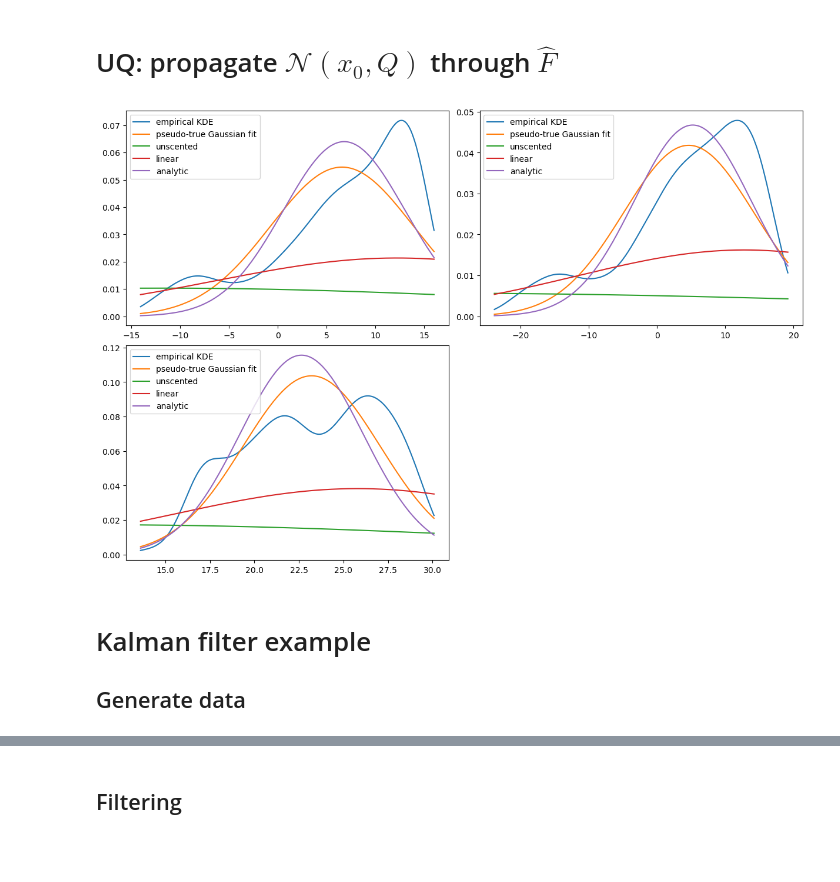
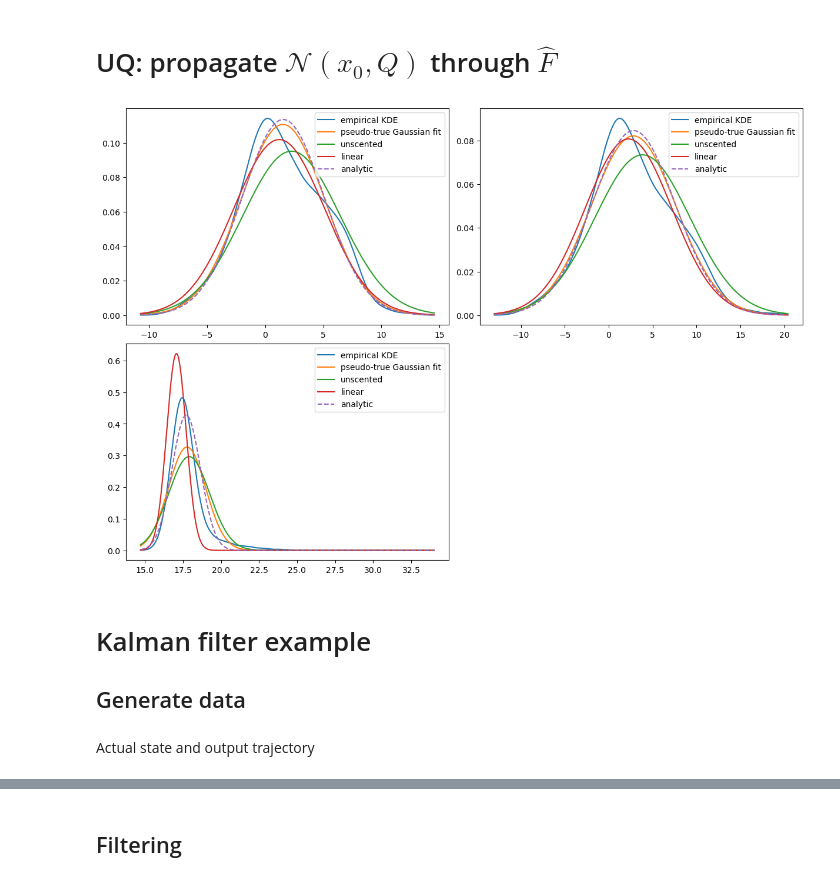
Before and after one commit to simontheflutist/neural-network-kalman, a Jupyter notebook: lorenz-sde-sysid.ipynb, the cells around one changed output, grey strips where cells are left out. Drawn from its saved outputs; the diff is of its cells as text; code cells hidden in the pictures; blank space fills up the shorter version.

```diff
--- a/lorenz-sde-sysid.ipynb
+++ b/lorenz-sde-sysid.ipynb
@@ -59,8 +63,9 @@ def F_true(x, key, σ=2, T=0.05, dt=1e-2, tol=1e-3):
     )
     return sol.ys
 # %%
-# big steps
-lorenz_args = dict(σ=2.0, T=0.5, dt=1e-2, tol=1e-3)
+# analytic beats E and U at 0.4.
+# they're all the same around 0.2
+lorenz_args = dict(σ=2.0, T=0.3, dt=1e-2)
 # %%
 F_true_train_and_test = jax.jit(jax.vmap(functools.partial(F_true, **lorenz_args)))
 # %%
@@ -111,7 +118,7 @@ from random_matrix import RandomGaussian, RandomOrthogonalProjection, ZeroMatrix
 Network architecure with two hidden layers of 100 neurons each
 # %%
 n_x = 3
-n_hidden = 50
+n_hidden = 100
 # TODO why does calling this network break on GPU
 network = ProbitLinearNetwork(
     ProbitLinear.create_probit(
@@ -173,7 +179,7 @@ from tqdm.notebook import tqdm
 # %%
 pbar = trange(1000)
 # optional GPU acceleration (not much faster but relieves CPU workload)
-with jax.default_device(jax.devices("gpu")[0]):
+with jax.default_device(jax.devices("cpu")[0]):
     for i in pbar:
         loss, network, opt_state = step(network, x_train, opt_state)
         test_loss = get_loss(network, x_test)
@@ -227,7 +233,7 @@ fig
 # %%
 input_samples = scipy.stats.qmc.MultivariateNormalQMC(
     mean=μ_in, cov=Σ_in, rng=10
-).random(2**10)
+).random(2**14)
 
 output_samples = jax.vmap(network)(input_samples)
 # %%
@@ -240,30 +246,30 @@ output_samples = jax.vmap(network)(input_samples)
 # %%
 fig = Figure(figsize=(12, 8), dpi=100, constrained_layout=1)
 for i in range(3):
     ax = fig.add_subplot(2, 2, i + 1)
     grid = np.linspace(np.min(output_samples[:, i]), np.max(output_samples[:, i]), 2000)
     ax.plot(
         grid,
         scipy.stats.gaussian_kde(output_samples[:, i].reshape(-1))(grid),
         label="empirical KDE",
     )
     for label, μ, Σ, linestyle in (
         ("pseudo-true Gaussian fit", μ_monte_carlo, Σ_monte_carlo, "-"),
         ("unscented", μ_unscented, Σ_unscented, "-"),
         ("linear", μ_linear, Σ_linear, "-"),
-        ("analytic", μ_analytic, Σ_analytic, "-"),
+        ("analytic", μ_analytic, Σ_analytic, "--"),
     ):
         ax.plot(
             grid,
             scipy.stats.norm.pdf(grid, loc=μ[i], scale=Σ[i, i] ** 0.5),
             label=label,
             linestyle=linestyle,
         )
     ax.legend()
 
 fig
 # %% [output]
-[figure, old version]
+[figure, new version]
 # %% [markdown]
 # Kalman filter example
 ## Generate data
@@ -319,6 +325,8 @@ for i in trange(1, sim_horizon):
     x[i, :] = F_true(x[i - 1, :], process_noise_keys[i - 1], **lorenz_args)
     y_noiseless[i, :] = H(x[i, :])
     y[i, :] = y_noiseless[i, :] + ϵ[i]
+# %% [markdown]
+Actual state and output trajectory
 # %%
 fig = Figure(figsize=(8, 6), dpi=100, constrained_layout=1)
 ax = fig.add_subplot(211)
```
Also changed, not shown: parts of 40 cells of this notebook.
